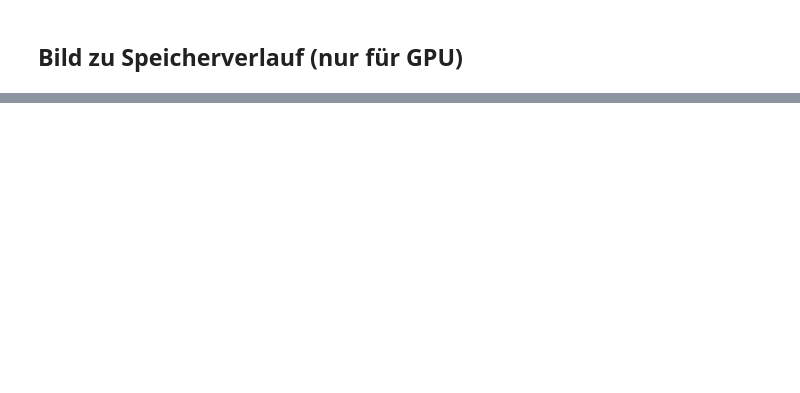
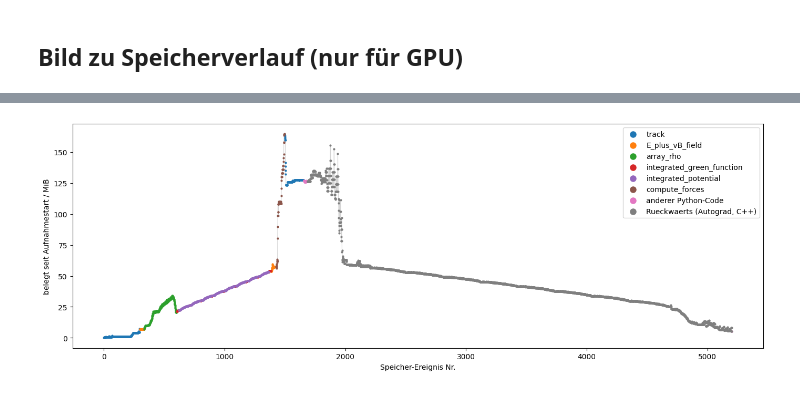
Before and after one commit to UfukAk196/NO4Cheetah, a Jupyter notebook: Neural Operator Pipeline/cheetah_test.ipynb, the cells around one changed output, grey strips where cells are left out. Cells and saved outputs as stored; diff of their text form; code cells hidden in the pictures; blank space fills up the shorter version.

```diff
--- a/Neural Operator Pipeline/cheetah_test.ipynb
+++ b/Neural Operator Pipeline/cheetah_test.ipynb
@@ -492,9 +521,9 @@ wird also gamma * 8.9876e+04 V = 4.3970e+07 V.
 Gemessene Spannweite / Erwartung = 1.050
 # %%
 # rho und phi anschauen: Zentralschnitte durch das 32^3-Gitter
-rho = probe["rho"][0].detach().numpy()
-phi_np = (probe["phi"][0] - probe["phi"][0].min()).detach().numpy()  # Offset abgezogen
-extent_mm = (probe["grid_dimensions"][0] * 1e3).detach().numpy()
+rho = probe["rho"][0].detach().to("cpu").numpy()
+phi_np = (probe["phi"][0] - probe["phi"][0].min()).detach().to("cpu").numpy()  # Offset abgezogen
+extent_mm = (probe["grid_dimensions"][0] * 1e3).detach().to("cpu").numpy()
 nx, ny, ntau = kick.grid_shape
 cx, cy, ct = nx // 2, ny // 2, ntau // 2
 
@@ -539,7 +568,7 @@ ax.set_title("Lineout durch das Zentrum: phi ist deutlich glatter als rho")
 ax.grid(alpha=0.3)
 
 ax = axs[1]
-padded = probe["rho_padded"][0].detach().numpy()
+padded = probe["rho_padded"][0].detach().to("cpu").numpy()
 ax.plot(padded[:, cy, ct])
 ax.axvline(nx - 0.5, color="k", linestyle="--", label="Rand des physikalischen Gitters")
 ax.set_xlabel("Index entlang x im 64er-Gitter")
@@ -1208,0 +1238,38 @@ RuntimeError: element 0 of tensors does not require grad and does not have a gra
+# %%
+import pickle
+
+SC_FILE = "space_charge_kick.py"
+
+with open("sc_memory_32_cuda.pickle", "rb") as f:
+    snapshot = pickle.load(f)
+
+trace = snapshot["device_traces"][0]          # GPU 0
+live, mem, labels = 0, [], []
+for event in trace:
+    if event["action"] == "alloc":
+        live += event["size"]
+    elif event["action"] == "free_completed":
+        live -= event["size"]
+    else:
+        continue
+    frames = event.get("frames", [])
+    # innerste Funktion aus space_charge_kick.py (frames[0] = innerster Aufruf)
+    label = next((fr["name"] for fr in frames if fr["filename"].endswith(SC_FILE)), None)
+    if label is None:
+        has_python = any(fr["filename"].endswith(".py") for fr in frames)
+        label = "anderer Python-Code" if has_python else "Rueckwaerts (Autograd, C++)"
+    mem.append(live / 2**20)
+    labels.append(label)
+
+fig, ax = plt.subplots(figsize=(14, 5))
+ax.plot(mem, color="lightgrey", lw=0.8, zorder=0)
+for name in dict.fromkeys(labels):             # Reihenfolge des ersten Auftretens
+    idx = [i for i, l in enumerate(labels) if l == name]
+    ax.scatter(idx, [mem[i] for i in idx], s=4, label=name.lstrip("_"))
+ax.set_xlabel("Speicher-Ereignis Nr.")
+ax.set_ylabel("belegt seit Aufnahmestart / MiB")
+ax.legend(markerscale=4)
+fig.tight_layout()
+plt.show()
+# %% [output]
+[figure, added]
```
Also changed, not shown: parts of 17 cells of this notebook, 7 other files.
